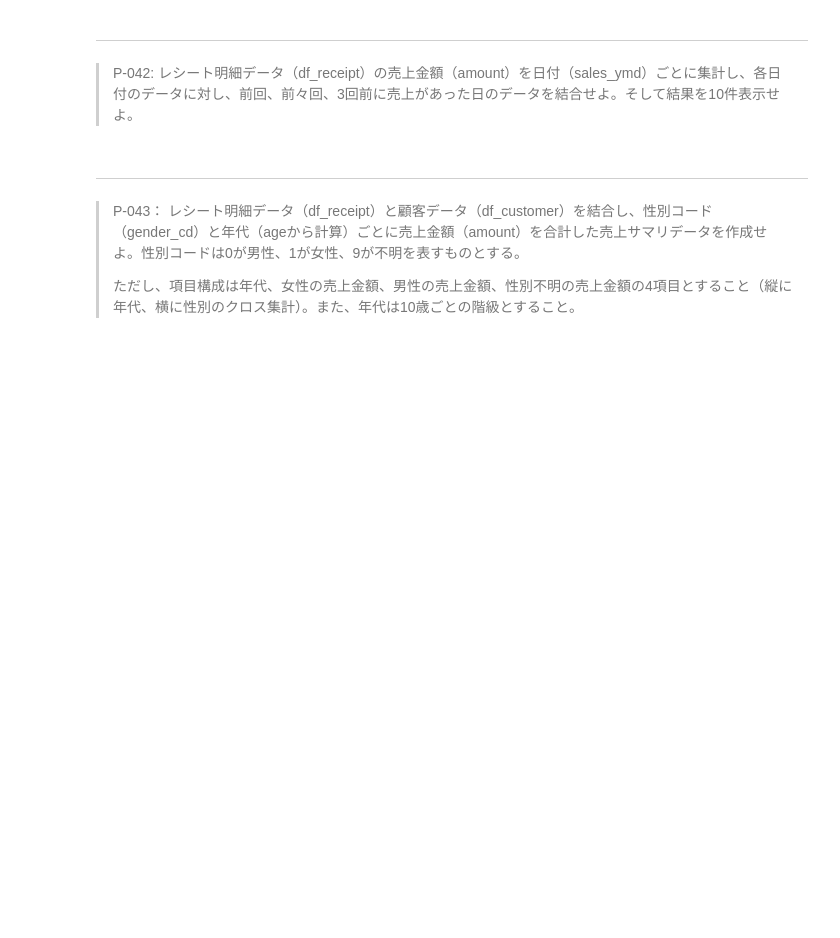
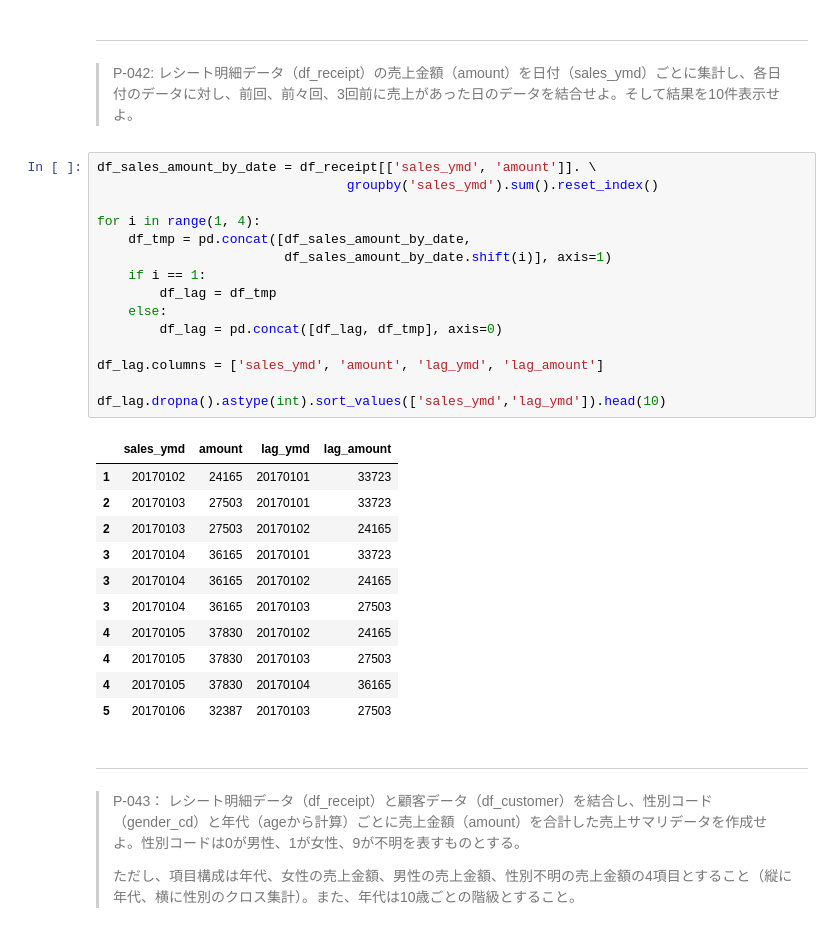
Before and after one commit to j2100177/100knocks, a Jupyter notebook: docker/work/preprocess_knock_Python.ipynb, the cells around one changed output. Cells and saved outputs as stored; diff of their text form; blank space fills up the shorter version.

```diff
--- a/docker/work/preprocess_knock_Python.ipynb
+++ b/docker/work/preprocess_knock_Python.ipynb
@@ -774,6 +799,33 @@ len(pd.merge(df_store_tmp, df_product_tmp, how='outer', on='key'))
 # %% [markdown]
 ---
 > P-042: レシート明細データ（df_receipt）の売上金額（amount）を日付（sales_ymd）ごとに集計し、各日付のデータに対し、前回、前々回、3回前に売上があった日のデータを結合せよ。そして結果を10件表示せよ。
+# %%
+df_sales_amount_by_date = df_receipt[['sales_ymd', 'amount']]. \
+                                groupby('sales_ymd').sum().reset_index()
+
+for i in range(1, 4):
+    df_tmp = pd.concat([df_sales_amount_by_date,
+                        df_sales_amount_by_date.shift(i)], axis=1)
+    if i == 1:
+        df_lag = df_tmp
+    else:
+        df_lag = pd.concat([df_lag, df_tmp], axis=0)
+
+df_lag.columns = ['sales_ymd', 'amount', 'lag_ymd', 'lag_amount']
+
+df_lag.dropna().astype(int).sort_values(['sales_ymd','lag_ymd']).head(10)
+# %% [output]
+|  | sales_ymd | amount | lag_ymd | lag_amount |
+| 1 | 20170102 | 24165 | 20170101 | 33723 |
+| 2 | 20170103 | 27503 | 20170101 | 33723 |
+| 2 | 20170103 | 27503 | 20170102 | 24165 |
+| 3 | 20170104 | 36165 | 20170101 | 33723 |
+| 3 | 20170104 | 36165 | 20170102 | 24165 |
+| 3 | 20170104 | 36165 | 20170103 | 27503 |
+| 4 | 20170105 | 37830 | 20170102 | 24165 |
+| 4 | 20170105 | 37830 | 20170103 | 27503 |
+| 4 | 20170105 | 37830 | 20170104 | 36165 |
+| 5 | 20170106 | 32387 | 20170103 | 27503 |
 # %% [markdown]
 ---
 > P-043： レシート明細データ（df_receipt）と顧客データ（df_customer）を結合し、性別コード（gender_cd）と年代（ageから計算）ごとに売上金額（amount）を合計した売上サマリデータを作成せよ。性別コードは0が男性、1が女性、9が不明を表すものとする。
```
Also changed, not shown: parts of 19 cells of this notebook.
